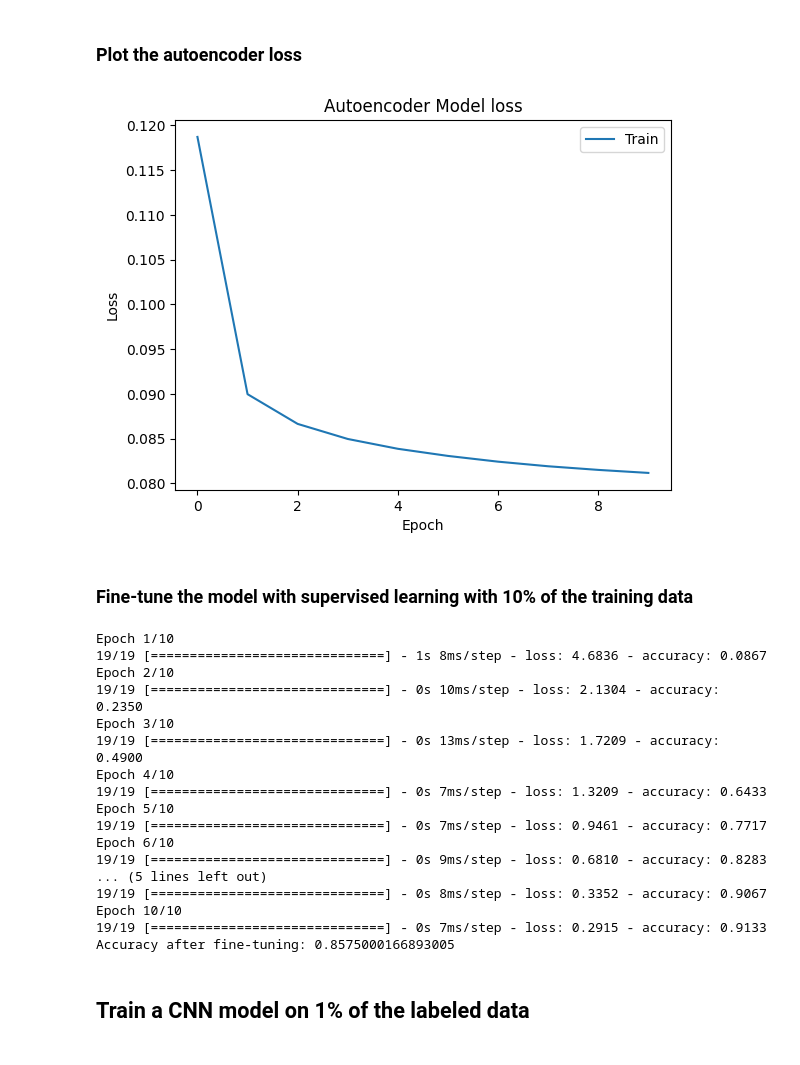
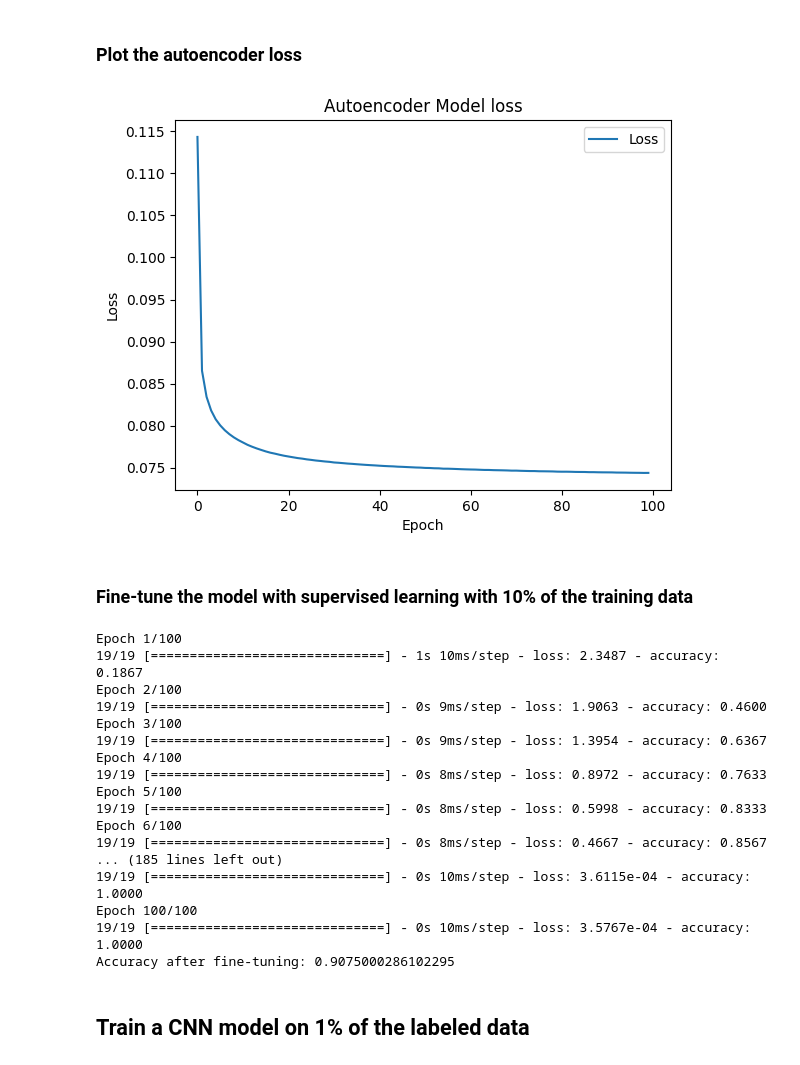
Before and after one commit to erikssommer/ssl-autoencoder-mnist, a Jupyter notebook: notebooks/autoencoder.ipynb, the cells around one changed output. Saved outputs shown, nothing was run; the diff lists cells and outputs as text; code cells hidden in the pictures.

Commit message:
Running 100 ephocs to test the accuracy

```diff
--- a/notebooks/autoencoder.ipynb
+++ b/notebooks/autoencoder.ipynb
@@ -53,7 +53,7 @@ plt.show()
 ### Vector size for latent variables and number of epochs
 # %%
 LATENT_SIZE = 32
-EPOCHS = 10
+EPOCHS = 100
 # %% [markdown]
 ### Define the autoencoder model consisting of an encoder and decoder
 # %%
@@ -115,12 +112,12 @@ Epoch 10/10
 # %%
 plt.plot(history.history['loss'])
 plt.title('Autoencoder Model loss')
 plt.ylabel('Loss')
 plt.xlabel('Epoch')
-plt.legend(['Train'], loc='upper right')
+plt.legend(['Loss'], loc='upper right')
 plt.show()
 # %% [output]
-[figure, old version]
+[figure, new version]
 # %% [markdown]
 ### Fine-tune the model with supervised learning with 10% of the training data
 # %%
@@ -152,23 +149,23 @@ history_autoencoder = fine_tune_model.fit(
 _, accuracy_autoencoder = fine_tune_model.evaluate(x_test, y_test, verbose=0)
 print(f"Accuracy after fine-tuning: {accuracy_autoencoder}")
 # %% [output]
-Epoch 1/10
-19/19 [==============================] - 1s 8ms/step - loss: 4.6836 - accuracy: 0.0867
-Epoch 2/10
-19/19 [==============================] - 0s 10ms/step - loss: 2.1304 - accuracy: 0.2350
-Epoch 3/10
-19/19 [==============================] - 0s 13ms/step - loss: 1.7209 - accuracy: 0.4900
-Epoch 4/10
-19/19 [==============================] - 0s 7ms/step - loss: 1.3209 - accuracy: 0.6433
-Epoch 5/10
-19/19 [==============================] - 0s 7ms/step - loss: 0.9461 - accuracy: 0.7717
-Epoch 6/10
-19/19 [==============================] - 0s 9ms/step - loss: 0.6810 - accuracy: 0.8283
-... (5 lines left out)
-19/19 [==============================] - 0s 8ms/step - loss: 0.3352 - accuracy: 0.9067
-Epoch 10/10
-19/19 [==============================] - 0s 7ms/step - loss: 0.2915 - accuracy: 0.9133
-Accuracy after fine-tuning: 0.8575000166893005
+Epoch 1/100
+19/19 [==============================] - 1s 10ms/step - loss: 2.3487 - accuracy: 0.1867
+Epoch 2/100
+19/19 [==============================] - 0s 9ms/step - loss: 1.9063 - accuracy: 0.4600
+Epoch 3/100
+19/19 [==============================] - 0s 9ms/step - loss: 1.3954 - accuracy: 0.6367
+Epoch 4/100
+19/19 [==============================] - 0s 8ms/step - loss: 0.8972 - accuracy: 0.7633
+Epoch 5/100
+19/19 [==============================] - 0s 8ms/step - loss: 0.5998 - accuracy: 0.8333
+Epoch 6/100
+19/19 [==============================] - 0s 8ms/step - loss: 0.4667 - accuracy: 0.8567
+... (185 lines left out)
+19/19 [==============================] - 0s 10ms/step - loss: 3.6115e-04 - accuracy: 1.0000
+Epoch 100/100
+19/19 [==============================] - 0s 10ms/step - loss: 3.5767e-04 - accuracy: 1.0000
+Accuracy after fine-tuning: 0.9075000286102295
 # %% [markdown]
 ## Train a CNN model on 1% of the labeled data
 # %%
```
Also changed, not shown: parts of 5 cells of this notebook.
